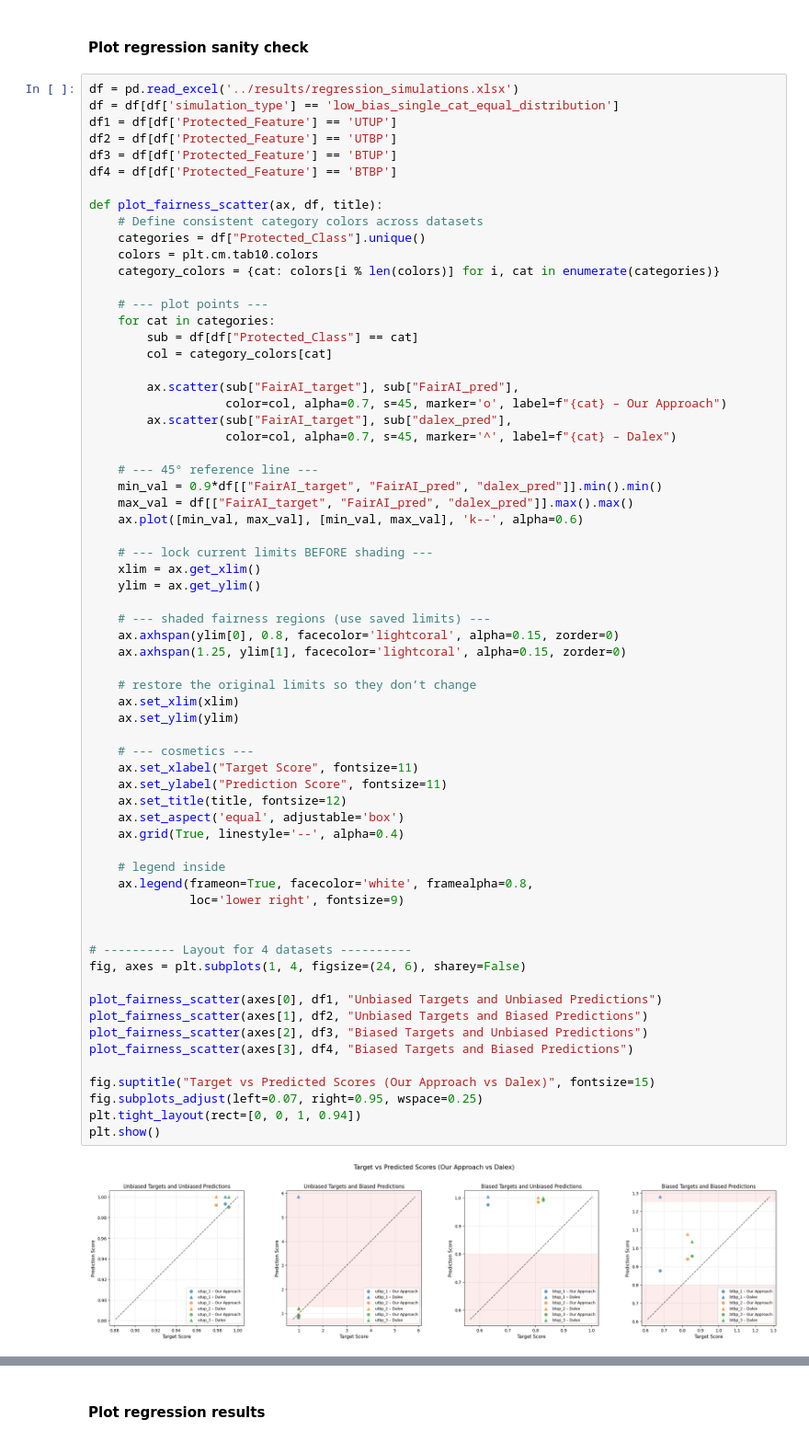
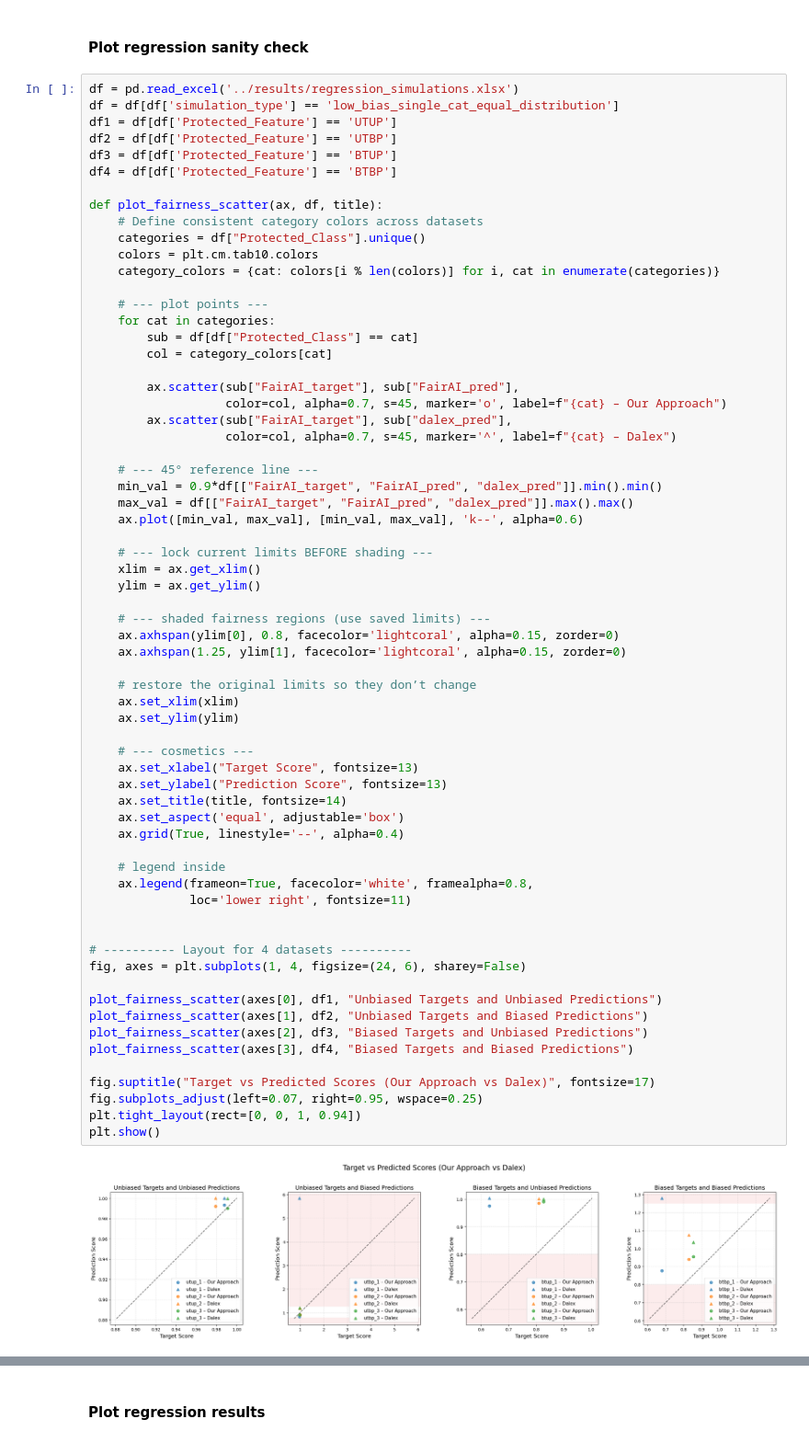
Before and after one commit to arushi-jain-27/bias_and_fairness, a Jupyter notebook: plots/plots.ipynb, the cells around one changed output, grey strips where cells are left out. Shown at 92% size. Cells and saved outputs as stored; diff of their text form.

```diff
--- a/plots/plots.ipynb
+++ b/plots/plots.ipynb
@@ -43,36 +43,36 @@ def plot_fairness_scatter(ax, df, title):
     ylim = ax.get_ylim()
 
     # --- shaded fairness regions (use saved limits) ---
     ax.axhspan(ylim[0], 0.8, facecolor='lightcoral', alpha=0.15, zorder=0)
     ax.axhspan(1.25, ylim[1], facecolor='lightcoral', alpha=0.15, zorder=0)
 
     # restore the original limits so they don’t change
     ax.set_xlim(xlim)
     ax.set_ylim(ylim)
 
     # --- cosmetics ---
-    ax.set_xlabel("Target Score", fontsize=11)
-    ax.set_ylabel("Prediction Score", fontsize=11)
-    ax.set_title(title, fontsize=12)
+    ax.set_xlabel("Target Score", fontsize=13)
+    ax.set_ylabel("Prediction Score", fontsize=13)
+    ax.set_title(title, fontsize=14)
     ax.set_aspect('equal', adjustable='box')
     ax.grid(True, linestyle='--', alpha=0.4)
 
     # legend inside
     ax.legend(frameon=True, facecolor='white', framealpha=0.8,
-              loc='lower right', fontsize=9)
+              loc='lower right', fontsize=11)
 
 
 # ---------- Layout for 4 datasets ----------
 fig, axes = plt.subplots(1, 4, figsize=(24, 6), sharey=False)
 
 plot_fairness_scatter(axes[0], df1, "Unbiased Targets and Unbiased Predictions")
 plot_fairness_scatter(axes[1], df2, "Unbiased Targets and Biased Predictions")
 plot_fairness_scatter(axes[2], df3, "Biased Targets and Unbiased Predictions")
 plot_fairness_scatter(axes[3], df4, "Biased Targets and Biased Predictions")
 
-fig.suptitle("Target vs Predicted Scores (Our Approach vs Dalex)", fontsize=15)
+fig.suptitle("Target vs Predicted Scores (Our Approach vs Dalex)", fontsize=17)
 fig.subplots_adjust(left=0.07, right=0.95, wspace=0.25)
 plt.tight_layout(rect=[0, 0, 1, 0.94])
 plt.show()
 # %% [output]
-[figure, old version]
+[figure, new version]
```
Also changed, not shown: parts of 18 cells of this notebook, 14 other files.
